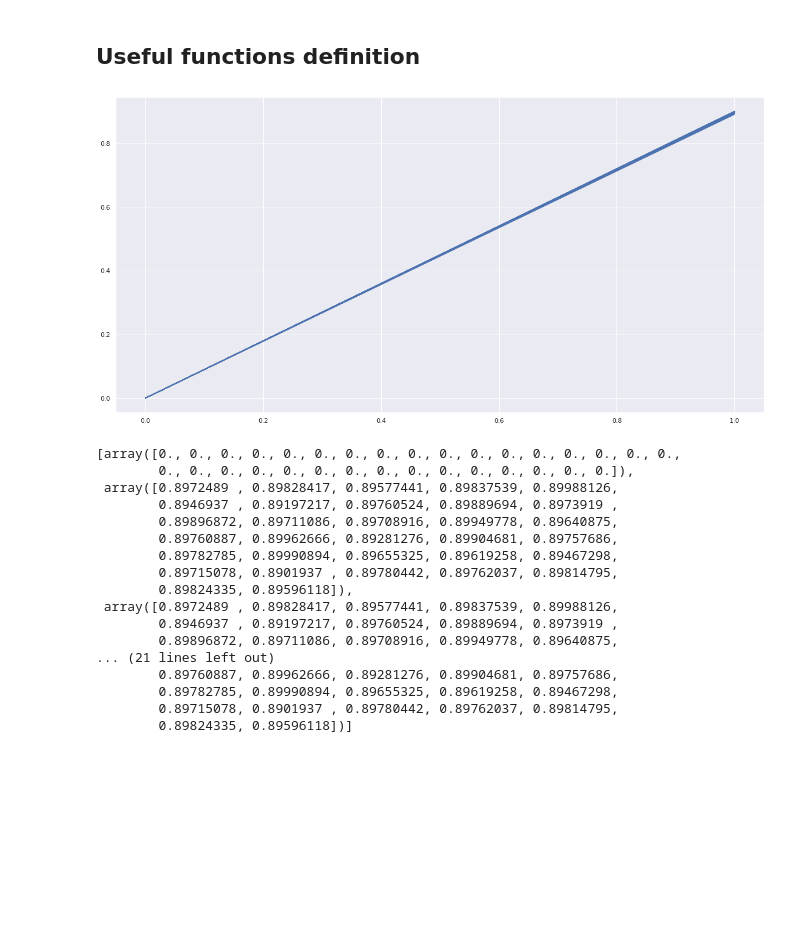
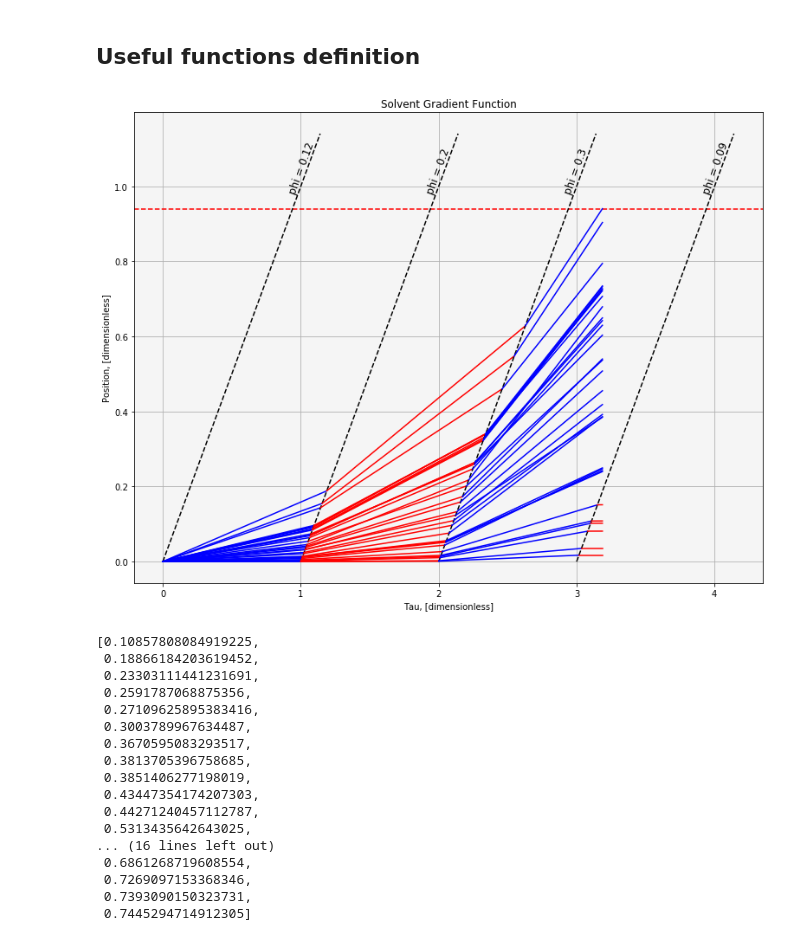
Before and after one commit to StefanBogdan/RL_liquid_chromatography, a Jupyter notebook: code/Simulator.ipynb, the cells around one changed output. Drawn from its saved outputs; the diff is of its cells as text; code cells hidden in the pictures; blank space fills up the shorter version.

Commit message:
Changed .csv format and Implemented printing function for analytes dynamics

```diff
--- a/code/Simulator.ipynb
+++ b/code/Simulator.ipynb
@@ -9,13 +6,8 @@ The autoreload extension is already loaded. To reload it, use:
 # %%
 import numpy as np
 import pandas as pd
-import seaborn as sns
-import matplotlib.pyplot as plt
-from pylab import *
 import torch as t
 from chromatography import placement_error, overlap_error, ExperimentAnalytes
-
-sns.set(style="darkgrid", rc={'figure.figsize':(11.7,18.27)})
 %matplotlib inline
 # %% [markdown]
 ## Dataset Import
@@ -24,16 +16,10 @@ alist = pd.read_csv('../data/Peter32.csv')
 # %% [markdown]
 ## Useful functions definition
 # %%
-run1 = ExperimentAnalytes(k0 = alist.k0.values, S = alist.S.values, h=0.001, grad='iso', run_time=1)
-
-run1.final_position
-phis = [0.37, 0.75, 0.3, 0.09, 0.5]
-time = [np.zeros(alist.k0.values.shape)]
-positions = [np.zeros(alist.k0.values.shape)]
+run = ExperimentAnalytes(k0 = alist.k0.values, S = alist.S.values, h=0.001, grad='iso', run_time=None)
+phis = [0.12, 0.2, 0.3, 0.09, 0.21]
 for phi in phis:
-    if phi == 0.5:
-        t, p = run1.step(phi, 30)
+    if phi == 0.21:
+        run.step(phi, 30)
     else:
-        t, p = run1.step(phi, 0.1)
-    time.append(t)
-    positions.append(p)
+        run.step(phi, 1.)
@@ -53,27 +26,27 @@ def print_analytes(times, positions):
-# %%
-print_analytes(time, positions)
-# %% [output]
-[figure, removed]
-# %%
-positions
-# %% [output]
-[array([0., 0., 0., 0., 0., 0., 0., 0., 0., 0., 0., 0., 0., 0., 0., 0., 0.,
-        0., 0., 0., 0., 0., 0., 0., 0., 0., 0., 0., 0., 0., 0., 0.]),
- array([0.8972489 , 0.89828417, 0.89577441, 0.89837539, 0.89988126,
-        0.8946937 , 0.89197217, 0.89760524, 0.89889694, 0.8973919 ,
-        0.89896872, 0.89711086, 0.89708916, 0.89949778, 0.89640875,
-        0.89760887, 0.89962666, 0.89281276, 0.89904681, 0.89757686,
-        0.89782785, 0.89990894, 0.89655325, 0.89619258, 0.89467298,
-        0.89715078, 0.8901937 , 0.89780442, 0.89762037, 0.89814795,
-        0.89824335, 0.89596118]),
- array([0.8972489 , 0.89828417, 0.89577441, 0.89837539, 0.89988126,
-        0.8946937 , 0.89197217, 0.89760524, 0.89889694, 0.8973919 ,
-        0.89896872, 0.89711086, 0.89708916, 0.89949778, 0.89640875,
-... (21 lines left out)
-        0.89760887, 0.89962666, 0.89281276, 0.89904681, 0.89757686,
-        0.89782785, 0.89990894, 0.89655325, 0.89619258, 0.89467298,
-        0.89715078, 0.8901937 , 0.89780442, 0.89762037, 0.89814795,
-        0.89824335, 0.89596118])]
+# %%
+run.print_analytes(angle=70, rc=(13, 10))
+# %% [output]
+[figure, added]
+# %%
+list(np.sort(run.positions[-1]))
+# %% [output]
+[0.10857808084919225,
+ 0.18866184203619452,
+ 0.23303111441231691,
+ 0.2591787068875356,
+ 0.27109625895383416,
+ 0.3003789967634487,
+ 0.3670595083293517,
+ 0.3813705396758685,
+ 0.3851406277198019,
+ 0.43447354174207303,
+ 0.44271240457112787,
+ 0.5313435642643025,
+... (16 lines left out)
+ 0.6861268719608554,
+ 0.7269097153368346,
+ 0.7393090150323731,
+ 0.7445294714912305]
 # %%
 def sig(height, mu):
     return np.sqrt((mu**2) * height)
```
Also changed, not shown: parts of 14 cells of this notebook, 5 other files.
